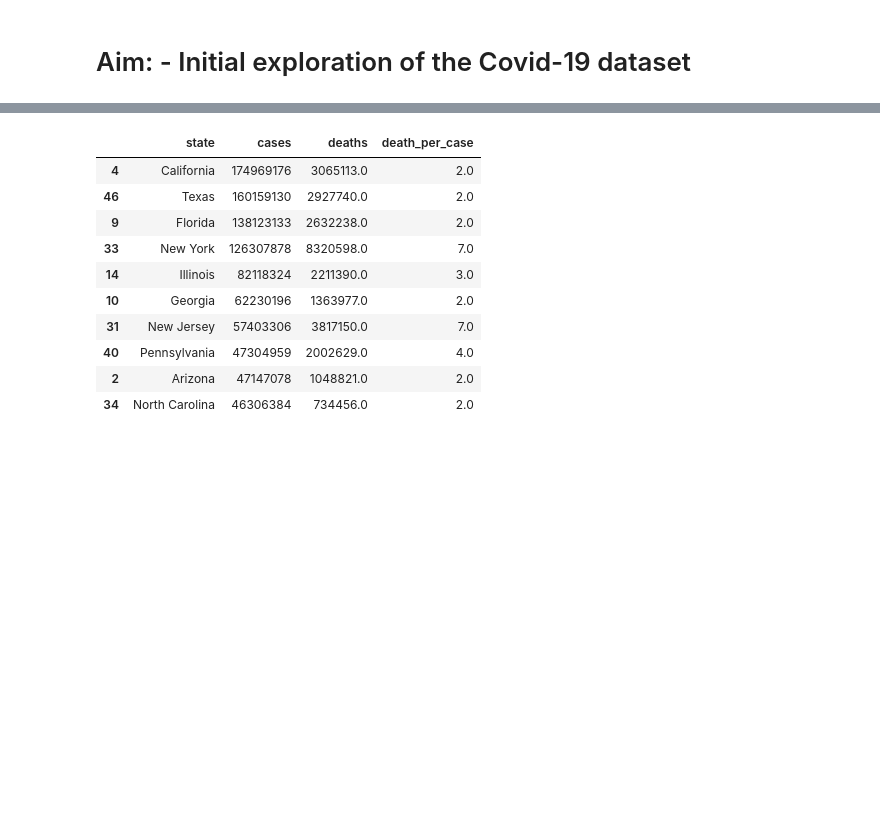
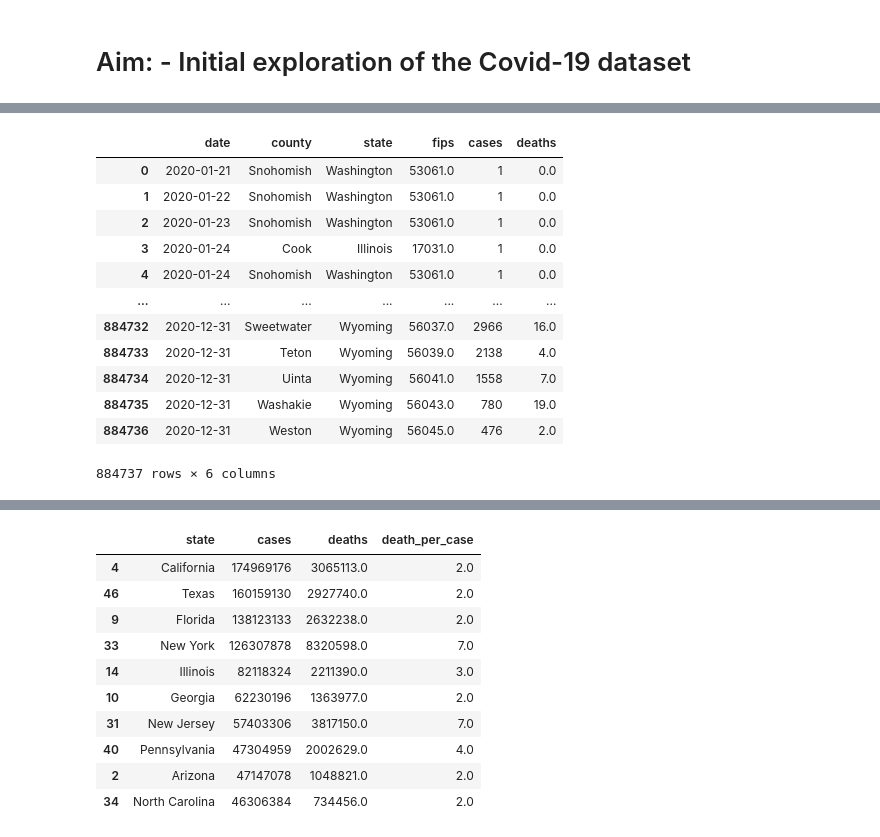
Before and after one commit to piyus22/Covid_19, a Jupyter notebook: covid_data_exploration.ipynb, the cells around one changed output, grey strips where cells are left out. Saved outputs shown, nothing was run; the diff lists cells and outputs as text; code cells hidden in the pictures; blank space fills up the shorter version.

```diff
--- a/covid_data_exploration.ipynb
+++ b/covid_data_exploration.ipynb
@@ -12,0 +36,16 @@ counties_2021=pd.read_csv("../covid-19-data/us-counties-2021.csv")
+# %%
+counties_2020
+# %% [output]
+|  | date | county | state | fips | cases | deaths |
+| 0 | 2020-01-21 | Snohomish | Washington | 53061.0 | 1 | 0.0 |
+| 1 | 2020-01-22 | Snohomish | Washington | 53061.0 | 1 | 0.0 |
+| 2 | 2020-01-23 | Snohomish | Washington | 53061.0 | 1 | 0.0 |
+| 3 | 2020-01-24 | Cook | Illinois | 17031.0 | 1 | 0.0 |
+| 4 | 2020-01-24 | Snohomish | Washington | 53061.0 | 1 | 0.0 |
+| ... | ... | ... | ... | ... | ... | ... |
+| 884732 | 2020-12-31 | Sweetwater | Wyoming | 56037.0 | 2966 | 16.0 |
+| 884733 | 2020-12-31 | Teton | Wyoming | 56039.0 | 2138 | 4.0 |
+| 884734 | 2020-12-31 | Uinta | Wyoming | 56041.0 | 1558 | 7.0 |
+| 884735 | 2020-12-31 | Washakie | Wyoming | 56043.0 | 780 | 19.0 |
+| 884736 | 2020-12-31 | Weston | Wyoming | 56045.0 | 476 | 2.0 |
+884737 rows × 6 columns
```
Also changed, not shown: parts of 10 cells of this notebook, 2 other files.
